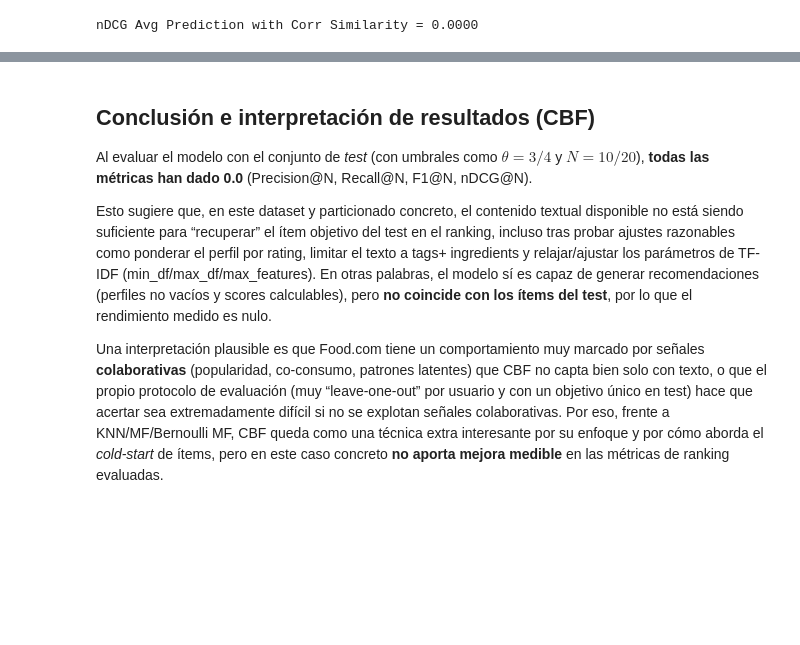
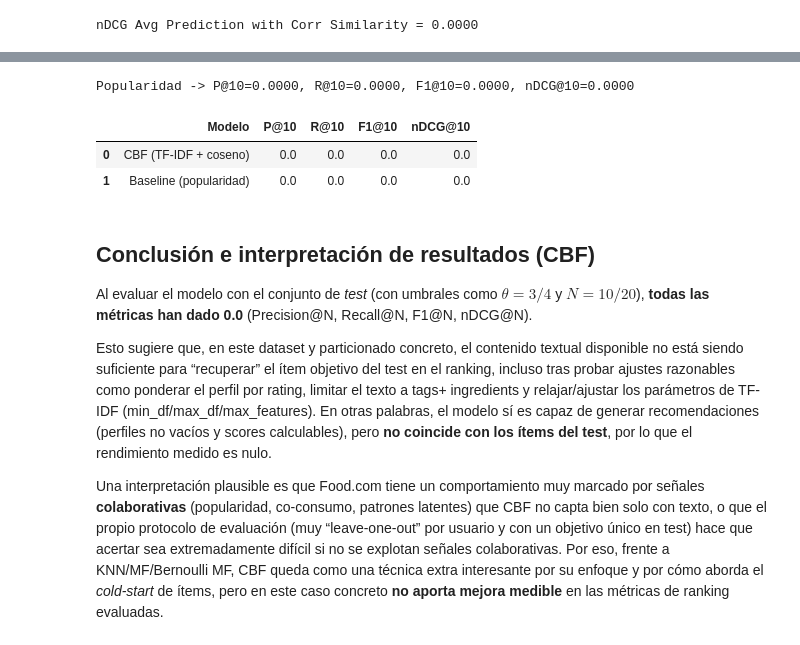
Before and after one commit to DiegoRecover8/Food.com-Recommender-Systems, a Jupyter notebook: notebooks/05_cbf.ipynb, the cells around one changed output, grey strips where cells are left out. Saved outputs shown, nothing was run; the diff lists cells and outputs as text; code cells hidden in the pictures; blank space fills up the shorter version.

```diff
--- a/notebooks/05_cbf.ipynb
+++ b/notebooks/05_cbf.ipynb
@@ -245,7 +248,7 @@ Como el número de ítems es muy grande, no calculamos scores para todos los ít
 theta = 4
 N = 10  # Top-N
 # %%
-TOP_M = 100  # guarda top-100 por usuario (debe ser >= N)
+TOP_M = 500  # guarda top-500 por usuario (debe ser >= N)
 
 # Usuarios a evaluar: los que tienen al menos 1 interacción en test
 test_rel_users = test.loc[test["rating"] >= theta, "u"].astype(int).unique()
@@ -486,3 +547,44 @@ nDCG Avg Prediction with Corr Similarity = 0.0000
+# %%
+# --- Baseline: Popularidad (más interacciones en train) ---
+
+pop_counts = train.groupby("i").size().sort_values(ascending=False)
+top_pop_items = pop_counts.index.astype(int).tolist()
+
+preds_pop = {}
+for u in test_users:
+    u = int(u)
+    seen = set(train_seen.getrow(u).indices.tolist())
+    recs = [i for i in top_pop_items if i not in seen][:TOP_M]  # usa mismo TOP_M
+    # score artificial: inverso del rank para ordenar
+    for rank, i in enumerate(recs):
+        preds_pop[(u, int(i))] = float(TOP_M - rank)
+
+p_pop = get_precision(preds_pop, ratings, test_users, N=N, theta=theta)
+r_pop = get_recall(preds_pop, ratings, test_users, N=N, theta=theta)
+f_pop = get_f1(preds_pop, ratings, test_users, N=N, theta=theta)
+nd_pop = get_ndcg(preds_pop, ratings, test_users, N=N)
+
+print(f"Popularidad -> P@{N}={p_pop:.4f}, R@{N}={r_pop:.4f}, F1@{N}={f_pop:.4f}, nDCG@{N}={nd_pop:.4f}")
+# %% [output]
+Popularidad -> P@10=0.0000, R@10=0.0000, F1@10=0.0000, nDCG@10=0.0000
+# %%
+# --- Tabla comparativa final ---
+
+cbf_p  = get_precision(preds_dict, ratings, test_users, N=N, theta=theta)
+cbf_r  = get_recall(preds_dict, ratings, test_users, N=N, theta=theta)
+cbf_f1 = get_f1(preds_dict, ratings, test_users, N=N, theta=theta)
+cbf_nd = get_ndcg(preds_dict, ratings, test_users, N=N)
+
+results = pd.DataFrame([
+    {"Modelo": "CBF (TF-IDF + coseno)", f"P@{N}": cbf_p, f"R@{N}": cbf_r, f"F1@{N}": cbf_f1, f"nDCG@{N}": cbf_nd},
+    {"Modelo": "Baseline (popularidad)", f"P@{N}": p_pop, f"R@{N}": r_pop, f"F1@{N}": f_pop, f"nDCG@{N}": nd_pop},
+])
+
+results
+# %% [output]
+|  | Modelo | P@10 | R@10 | F1@10 | nDCG@10 |
+| 0 | CBF (TF-IDF + coseno) | 0.0 | 0.0 | 0.0 | 0.0 |
+| 1 | Baseline (popularidad) | 0.0 | 0.0 | 0.0 | 0.0 |
 # %% [markdown]
 ## Conclusión e interpretación de resultados (CBF)
 
```
Also changed, not shown: parts of 5 cells of this notebook, 1 other file.
